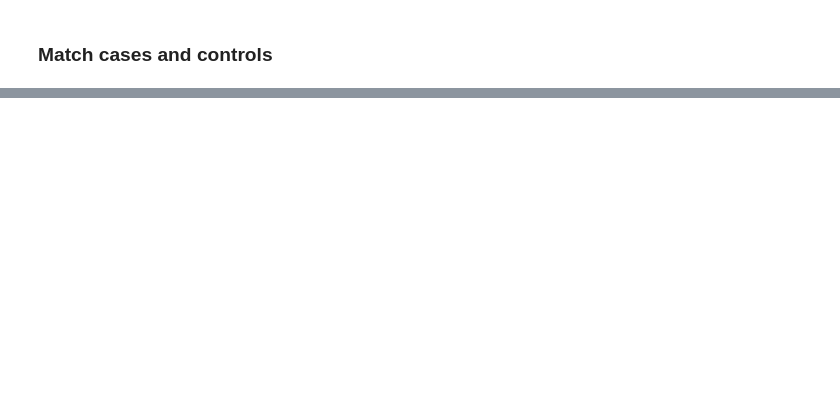
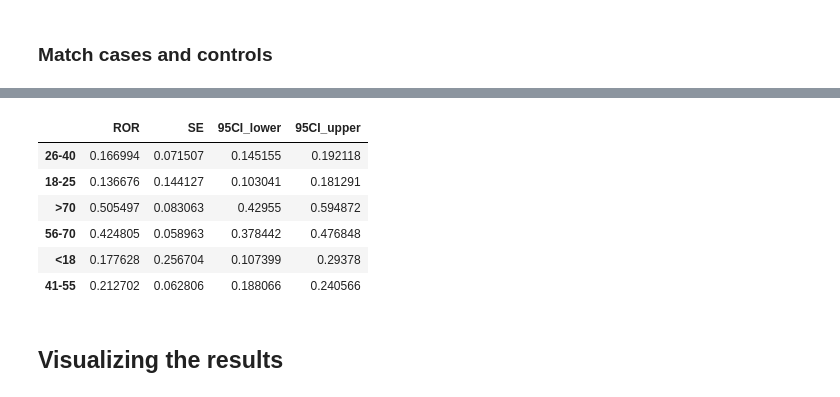
Before and after one commit to chrisvoncsefalvay/covid-19-autoimmune-aefis, a Jupyter notebook: src/Reporting case control study of COVID-19 vaccine AEFIs.ipynb, the cells around one changed output, grey strips where cells are left out. Cells and saved outputs as stored; diff of their text form; code cells hidden in the pictures; blank space fills up the shorter version.

```diff
--- a/src/Reporting case control study of COVID-19 vaccine AEFIs.ipynb
+++ b/src/Reporting case control study of COVID-19 vaccine AEFIs.ipynb
@@ -255,7 +246,7 @@ for symptom in symptom_iterator:
     a = xt_by_symptom.loc[True, symptom]
     b = vax_sums - a
     c = xt_by_symptom.loc[False, symptom]
-    d = xt_by_symptom_total - (a + c + d)
+    d = xt_by_symptom_total - (a + b + c)
 
     OR = (a * d) / (c * b) if c * b > 0 else np.nan
     SE = np.sqrt((1/a if a > 0 else 0) + (1/b if b > 0 else 0) + (1/c if c > 0 else 0) + (1/d if d > 0 else 0))
@@ -500,0 +497,19 @@ res.loc[[x for x in res.index if x in autoimmune_conditions],:].dropna()
+# %%
+odds_ratios_by_gender = pd.DataFrame(index=list(set([i[1] for i in xt_by_gender.columns])),
+                                     columns=("ROR", "SE", "95CI_lower", "95CI_upper"))
+
+for gender in odds_ratios_by_gender.index:
+    a = xt_by_gender[True][gender][True]
+    b = xt_by_gender[False][gender][True]
+    c = xt_by_gender[True][gender][False]
+    d = xt_by_gender[False][gender][False]
+
+    OR = (a * d) / (c * b) if c * b > 0 else np.nan
+    SE = np.sqrt((1/a if a > 0 else 0) + (1/b if b > 0 else 0) + (1/c if c > 0 else 0) + (1/d if d > 0 else 0))
+
+    odds_ratios_by_gender.loc[gender, "ROR"] = OR
+    odds_ratios_by_gender.loc[gender, "SE"] = SE
+    odds_ratios_by_gender.loc[gender, "95CI_upper"] = np.e ** (np.log(OR) + 1.96 * SE)
+    odds_ratios_by_gender.loc[gender, "95CI_lower"] = np.e ** (np.log(OR) - 1.96 * SE)
+
+odds_ratios_by_gender
@@ -500,0 +532,29 @@ res.loc[[x for x in res.index if x in autoimmune_conditions],:].dropna()
+# %%
+odds_ratios_by_age_group = pd.DataFrame(index=list(set([i[1] for i in xt_by_age_group.columns])),
+                                     columns=("ROR", "SE", "95CI_lower", "95CI_upper"))
+
+for gender in odds_ratios_by_age_group.index:
+    a = xt_by_age_group[True][gender][True]
+    b = xt_by_age_group[False][gender][True]
+    c = xt_by_age_group[True][gender][False]
+    d = xt_by_age_group[False][gender][False]
+
+    OR = (a * d) / (c * b) if c * b > 0 else np.nan
+    SE = np.sqrt((1/a if a > 0 else 0) + (1/b if b > 0 else 0) + (1/c if c > 0 else 0) + (1/d if d > 0 else 0))
+
+    odds_ratios_by_age_group.loc[gender, "ROR"] = OR
+    odds_ratios_by_age_group.loc[gender, "SE"] = SE
+    odds_ratios_by_age_group.loc[gender, "95CI_upper"] = np.e ** (np.log(OR) + 1.96 * SE)
+    odds_ratios_by_age_group.loc[gender, "95CI_lower"] = np.e ** (np.log(OR) - 1.96 * SE)
+
+odds_ratios_by_age_group
+# %% [output]
+|  | ROR | SE | 95CI_lower | 95CI_upper |
+| 26-40 | 0.166994 | 0.071507 | 0.145155 | 0.192118 |
+| 18-25 | 0.136676 | 0.144127 | 0.103041 | 0.181291 |
+| >70 | 0.505497 | 0.083063 | 0.42955 | 0.594872 |
+| 56-70 | 0.424805 | 0.058963 | 0.378442 | 0.476848 |
+| <18 | 0.177628 | 0.256704 | 0.107399 | 0.29378 |
+| 41-55 | 0.212702 | 0.062806 | 0.188066 | 0.240566 |
+# %% [markdown]
+## Visualizing the results
```
Also changed, not shown: parts of 23 cells of this notebook.
